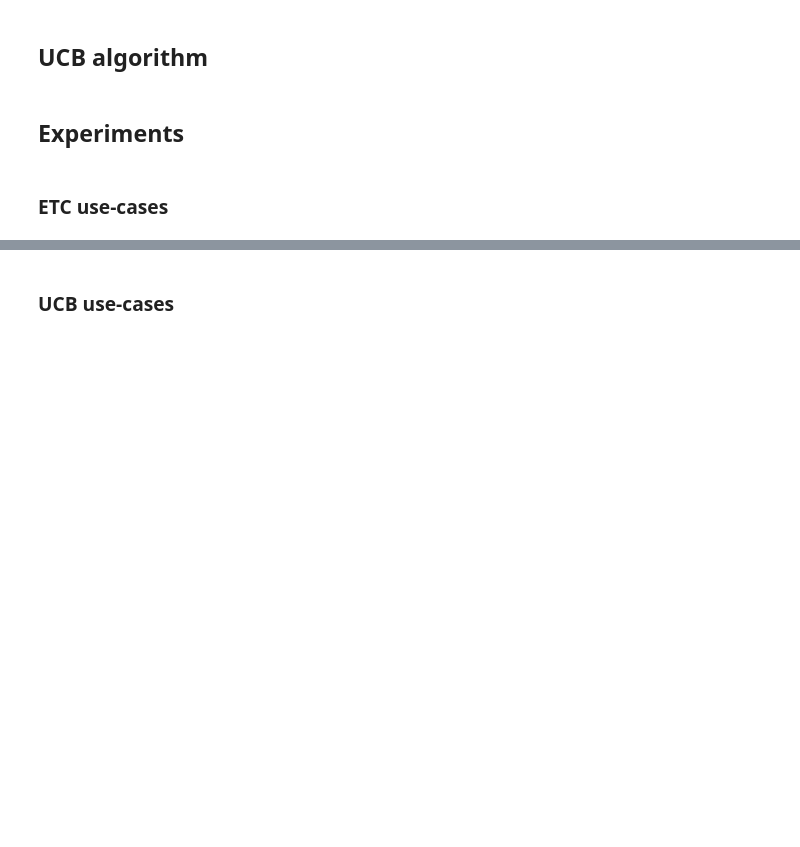
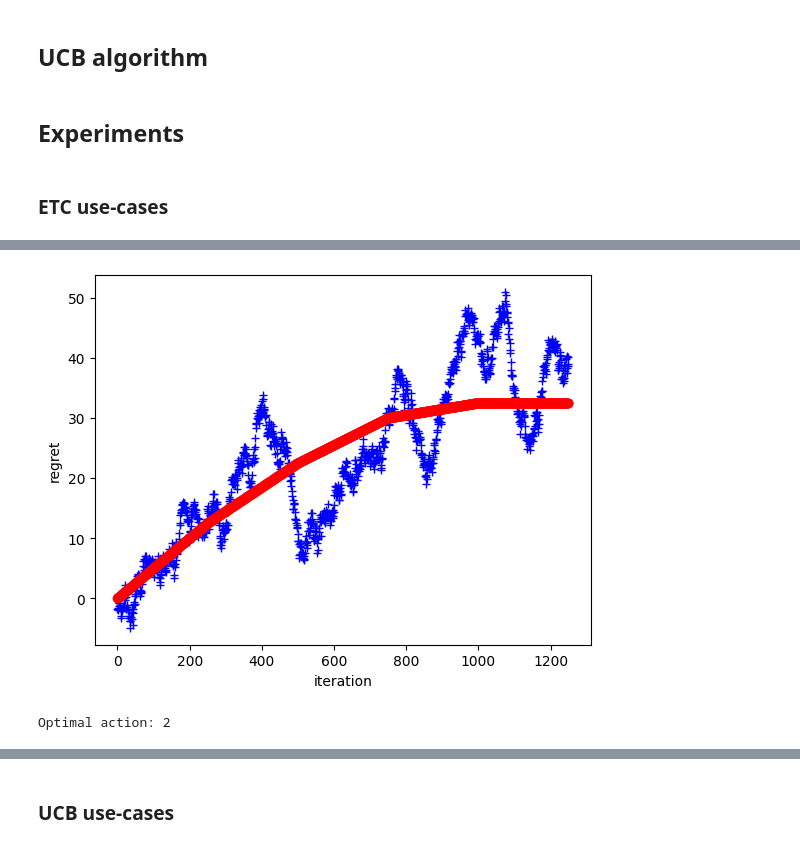
Before and after one commit to nilsmart96/fs-ainf-class, a Jupyter notebook: Assignment Solutions/Block 1/RL-day3-bandits-handout.ipynb, the cells around one changed output, grey strips where cells are left out. Cells and saved outputs as stored; diff of their text form; code cells hidden in the pictures; blank space fills up the shorter version.

```diff
--- a/Assignment Solutions/Block 1/RL-day3-bandits-handout.ipynb
+++ b/Assignment Solutions/Block 1/RL-day3-bandits-handout.ipynb
@@ -158 +213,15 @@ def experiment_ucb(k, mu, delta, rounds):
+# %%
+# Try it with five arms and small differences among the mean values
+k = 5
+means = [0.52, 0.53, 0.54, 0.56, 0.57]
+m = 250
+rounds = 1000
+experiment_etc(k, means, m, rounds)
+# What are the required number of rounds to find the best action?
+# Exploration is increased to 25% of total rounds again, while also significantly
+# increasing the total rounds itself. Given the plot this looks like a good choice.
+# The additional aspects from the first ETC answer should still be considered.
+# %% [output]
+[figure, added]
+Optimal action: 2
 # %%
```
Also changed, not shown: parts of 17 cells of this notebook, 5 other files.
